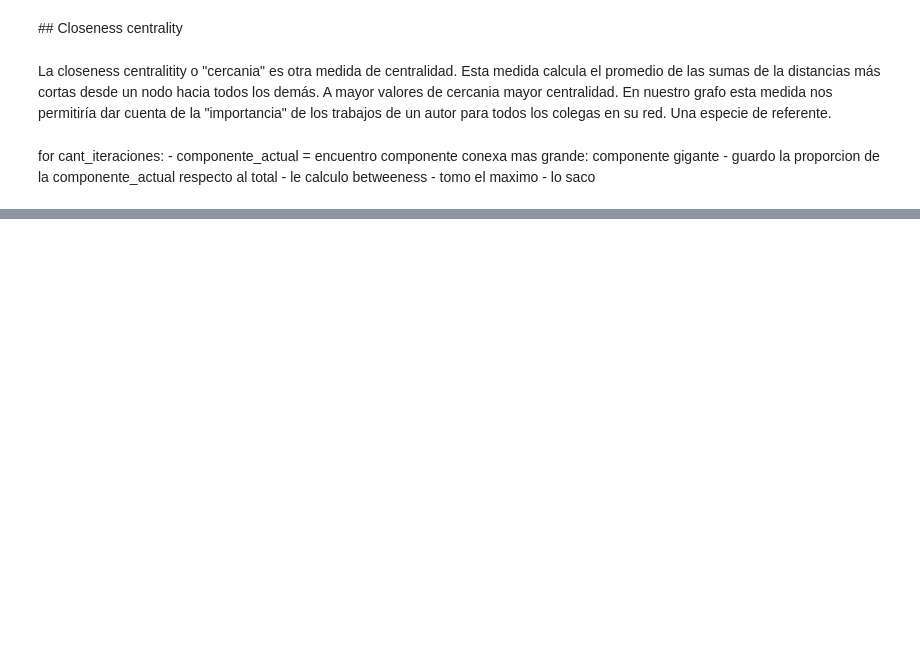
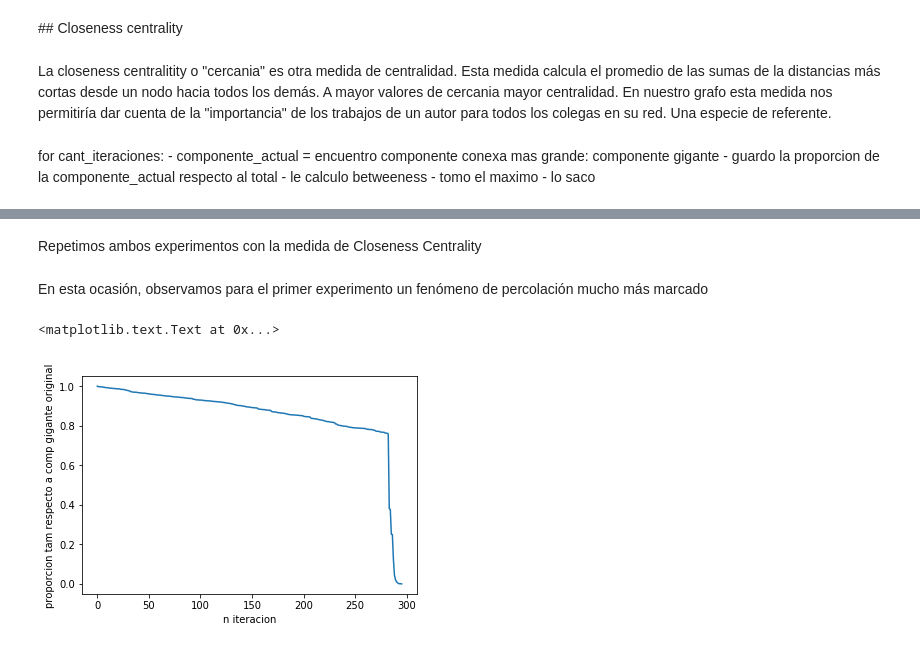
Before and after one commit to turtle-lea/ciencia-de-datos, a Jupyter notebook: tp-4/TP4.ipynb, the cells around one changed output, grey strips where cells are left out. Drawn from its saved outputs; the diff is of its cells as text; code cells hidden in the pictures; blank space fills up the shorter version.

```diff
--- a/tp-4/TP4.ipynb
+++ b/tp-4/TP4.ipynb
@@ -571,0 +526,13 @@ KeyboardInterrupt:
+# %%
+xs_res_closeness = range(len(res_closeness_sobre_total))
+# %% [markdown]
+Repetimos ambos experimentos con la medida de Closeness Centrality
+# %% [markdown]
+En esta ocasión, observamos para el primer experimento un fenómeno de percolación mucho más marcado
+# %%
+plt.plot(xs_res_closeness, res_closeness_sobre_total)
+plt.xlabel("n iteracion")
+plt.ylabel("proporcion tam respecto a comp gigante original")
+# %% [output]
+<matplotlib.text.Text at 0x...>
+[figure, added]
```
Also changed, not shown: parts of 25 cells of this notebook.
